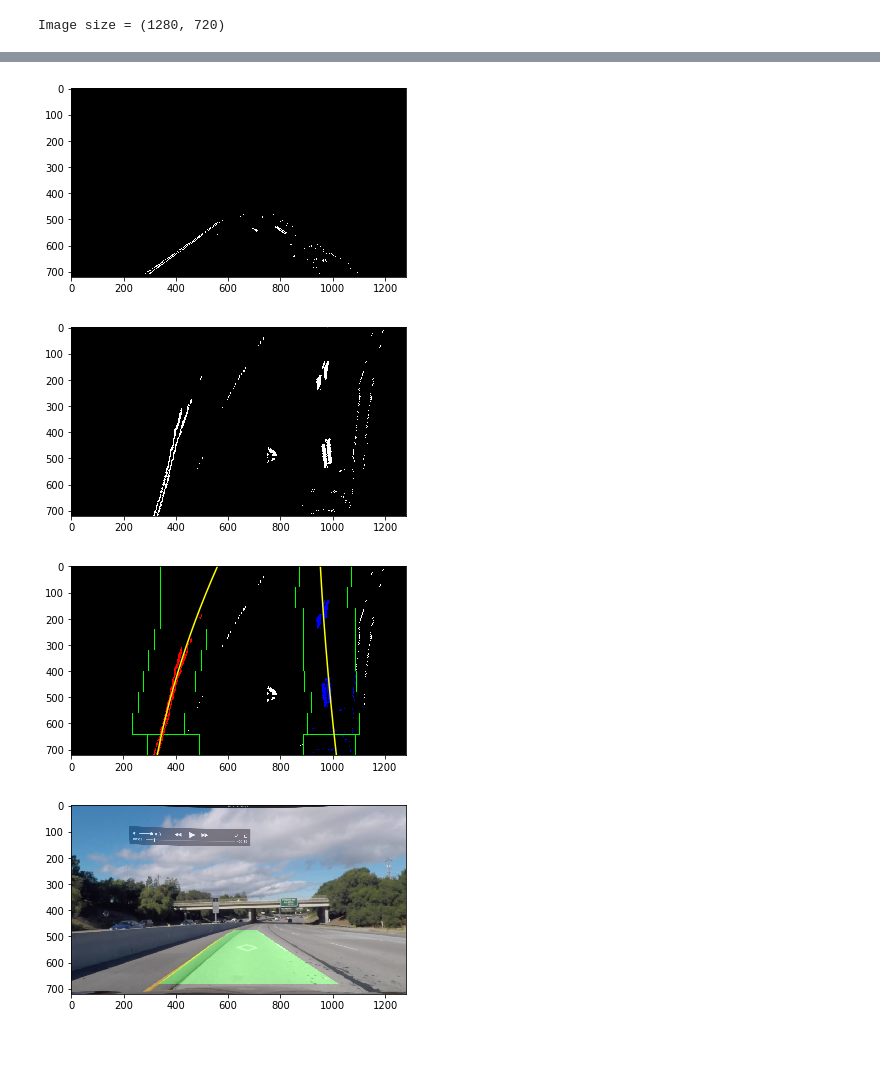
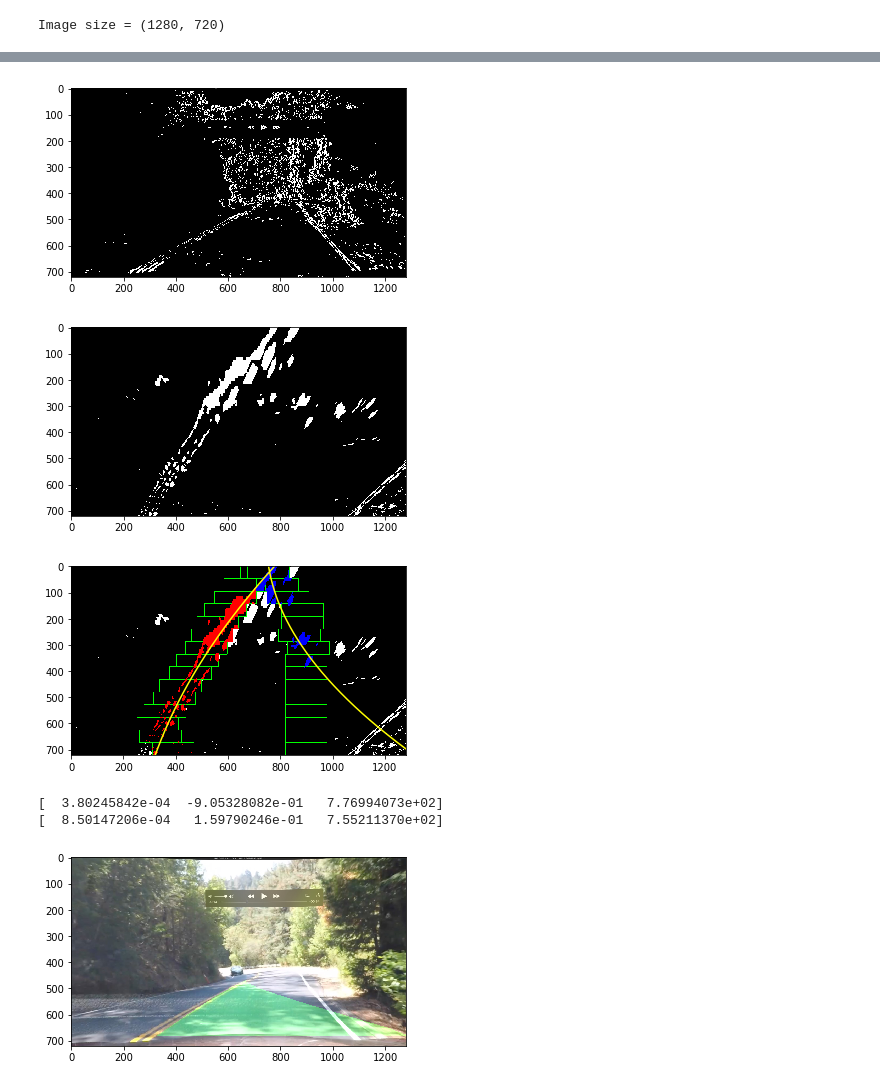
Before and after one commit to artxj/CarND-Advanced-Lane-Lines, a Jupyter notebook: lane_finder.ipynb, the cells around one changed output, grey strips where cells are left out. Cells and saved outputs as stored; diff of their text form; code cells hidden in the pictures; blank space fills up the shorter version.

```diff
--- a/lane_finder.ipynb
+++ b/lane_finder.ipynb
@@ -325,12 +375,13 @@ def sliding_window_search(binary_warped, show_plot=False):
     # Find the peak of the left and right halves of the histogram
     # These will be the starting point for the left and right lines
     midpoint = np.int(histogram.shape[0]/2)
-    leftx_base = np.argmax(histogram[:midpoint])
-    rightx_base = np.argmax(histogram[midpoint:]) + midpoint
+    leftx_base = 200 + np.argmax(histogram[200:(midpoint-220)])
+    rightx_base = np.argmax(histogram[(midpoint+220):-200]) + midpoint + 220
 
     lmax = np.amax(histogram[:(midpoint)])
     rmax = np.amax(histogram[(midpoint):])
 
+    '''
     if lmax < 50 or rmax < 50:
         histogram = np.sum(binary_warped[:,:], axis=0)
         if lmax < 50:
@@ -354,12 +405,12 @@ def sliding_window_search(binary_warped, show_plot=False):
             r_sum = np.sum(warped[int(0*binary_warped.shape[0]/4):,int(binary_warped.shape[1]/2):], axis=0)
             rightx_base = int(np.argmax(np.convolve(window,r_sum))-window_width/2+int(binary_warped.shape[1]/2))
         """
-
+    '''
     if show_plot:
         out_img = np.dstack((binary_warped, binary_warped, binary_warped))*255
 
     # Choose the number of sliding windows
-    nwindows = 9
+    nwindows = 15
     # Set height of windows
     window_height = np.int(binary_warped.shape[0]/nwindows)
     # Identify the x and y positions of all nonzero pixels in the image
@@ -370,9 +421,9 @@ def sliding_window_search(binary_warped, show_plot=False):
     leftx_current = leftx_base
     rightx_current = rightx_base
     # Set the width of the windows +/- margin
-    margin = 100
+    margin = 80
     # Set minimum number of pixels found to recenter window
-    minpix = 200
+    minpix = 50
     # Create empty lists to receive left and right lane pixel indices
     left_lane_inds = []
     right_lane_inds = []
@@ -414,12 +465,12 @@ def sliding_window_search(binary_warped, show_plot=False):
     righty = nonzeroy[right_lane_inds]
 
     # Fit a second order polynomial to each
-    if len(lefty) > 0 and len(leftx) > 0:
+    if len(lefty) > 0 and len(leftx) > 1500:
         left_fit = np.polyfit(lefty, leftx, 2)
     else:
         left_fit = None
 
-    if len(righty) > 0 and len(rightx) > 0:
+    if len(righty) > 0 and len(rightx) > 1500:
         right_fit = np.polyfit(righty, rightx, 2)
     else:
         right_fit = None
@@ -459,19 +510,31 @@ def search_points_knowing_polys(binary_warped, left_fit, right_fit, show_plot=Fa
     righty = nonzeroy[right_lane_inds]
 
     # Fit a second order polynomial to each
-    if len(lefty) > 0 and len(leftx) > 0:
+    if len(lefty) > 0 and len(leftx) > 1500:
         left_fit = np.polyfit(lefty, leftx, 2)
     else:
         left_fit = None
 
-    if len(righty) > 0 and len(rightx) > 0:
+    if len(righty) > 0 and len(rightx) > 1500:
         right_fit = np.polyfit(righty, rightx, 2)
     else:
         right_fit = None
 
+    last_y = (binary_warped.shape[0] - 1)
+    if left_fit is not None:
+        first_left_x = left_fit[2]
+        last_left_x = left_fit[0] * last_y**2 + left_fit[1] * last_y + left_fit[2]
+        if first_left_x > (3*binary_warped.shape[1]//4) or last_left_x < 130:
+            left_fit = None
+    if right_fit is not None:
+        first_right_x = right_fit[2]
+        last_right_x = right_fit[0] * last_y**2 + right_fit[1] * last_y + right_fit[2]
+        if first_right_x < (binary_warped.shape[1]//4) or last_right_x > 1150:
+            right_fit = None
+
     if show_plot and left_fit is not None and right_fit is not None:
         # Generate x and y values for plotting
-        ploty = np.linspace(0, binary_warped.shape[0]-1, binary_warped.shape[0] )
+        ploty = np.linspace(0, binary_warped.shape[0]-1, binary_warped.shape[0])
         left_fitx = left_fit[0]*ploty**2 + left_fit[1]*ploty + left_fit[2]
         right_fitx = right_fit[0]*ploty**2 + right_fit[1]*ploty + right_fit[2]
 
@@ -607,7 +670,8 @@ def draw_lines(image, warped, image_size, Minv, left_fitx, right_fitx, ploty):
 
 def full_process_image(image, image_size, mtx, dist, M, Minv, show_plot=False):
     undistorted = undistort_image(image, mtx, dist)
-    threshed = combine_sobel_and_hls(undistorted)
+    threshed = test_func(undistorted)
+    #threshed = combine_sobel_and_hls(undistorted)
     #masked = apply_mask(threshed)
     if show_plot:
         show_image(threshed, cmap='gray')
@@ -615,10 +679,13 @@ def full_process_image(image, image_size, mtx, dist, M, Minv, show_plot=False):
     if show_plot:
         show_image(warped, cmap='gray')
     left_fit, right_fit = sliding_window_search(warped, show_plot)
-    #sliding_window_search2(warped)
+    # sliding_window_search2(warped)
     ploty = np.linspace(0, warped.shape[0]-1, warped.shape[0] )
     left_fitx = left_fit[0] * ploty**2 + left_fit[1] * ploty + left_fit[2]
     right_fitx = right_fit[0] * ploty**2 + right_fit[1] * ploty + right_fit[2]
+    if show_plot:
+        print(left_fit)
+        print(right_fit)
     res = draw_lines(undistorted, warped, image_size, Minv, left_fitx, right_fitx, ploty)
     return res
 
@@ -626,7 +693,7 @@ def process_image(image):
     return full_process_image(image, image_size, calibration_mtx, calibration_dist, perspective_M, perspective_Minv)
 # %%
 
-image = read_image('./test_images/challenge1.jpg')
+image = read_image('./test_images/hard2.jpg')
 show_image(image)
 show_image(full_process_image(image, image_size, calibration_mtx, calibration_dist, perspective_M, perspective_Minv, show_plot=True))
 # %% [output]
@@ -634,7 +701,9 @@ show_image(full_process_image(image, image_size, calibration_mtx, calibration_di
-[figure, old version]
+[figure, new version]
-[figure, old version]
+[figure, new version]
-[figure, old version]
+[figure, new version]
+[  3.80245842e-04  -9.05328082e-01   7.76994073e+02]
+[  8.50147206e-04   1.59790246e-01   7.55211370e+02]
-[figure, old version]
+[figure, new version]
 # %%
 
 class Lane():
```
Also changed, not shown: parts of 13 cells of this notebook.
